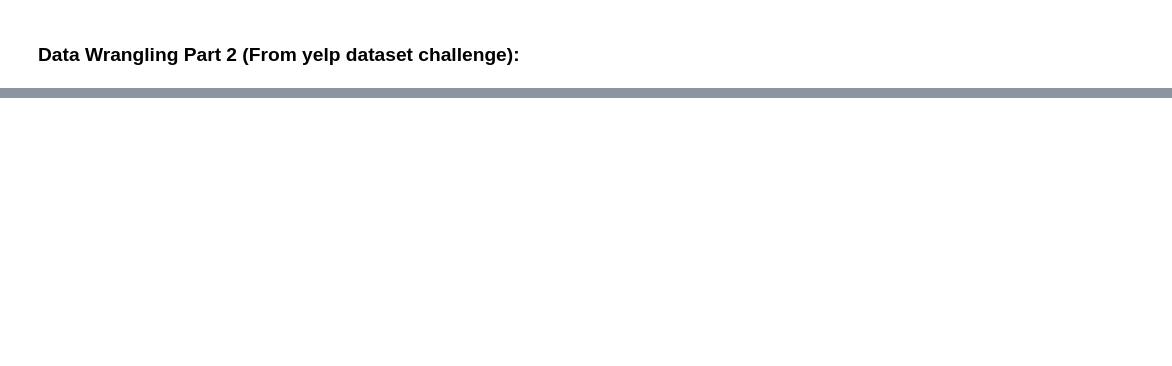
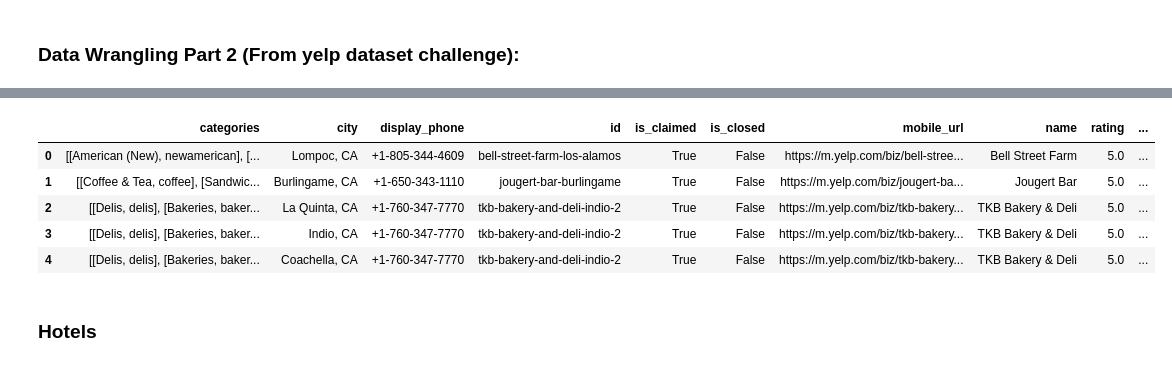
Before and after one commit to chloechen1995/STA-141B-Project, a Jupyter notebook: Yelp Project Analysis.ipynb, the cells around one changed output, grey strips where cells are left out. Cells and saved outputs as stored; diff of their text form; code cells hidden in the pictures; blank space fills up the shorter version.

```diff
--- a/Yelp Project Analysis.ipynb
+++ b/Yelp Project Analysis.ipynb
@@ -529,0 +178,4 @@ df_landmarks_final.head()
+# %%
+for i in range(0,len(df_hotels_final)):
+    if type(df_hotels_final['categories'][i]) == float:
+        df_hotels_final['categories'][i] = [[u'Unknown']]
@@ -529,0 +331,24 @@ df_landmarks_final.head()
+# %%
+#rating vs review_count
+data = go.Scatter(
+    x = df_food_final['rating'],
+    y = df_food_final['review_count'],
+    mode = 'markers'
+)
+
+layout = go.Layout(
+    title='Scatter plot of Restaurant\'s rating vs review count',
+    xaxis=dict(
+        title='Rating',
+        gridcolor='rgb(255, 255, 255)',
+    ),
+    yaxis=dict(
+        title='Review Count',
+        gridcolor='rgb(255, 255, 255)',
+    ),
+    paper_bgcolor='rgb(243, 243, 243)',
+    plot_bgcolor='rgb(243, 243, 243)',
+)
+
+fig = dict(data=[data], layout=layout)
+py.iplot(fig, filename='Scatter plot of rating vs review count')
@@ -529,0 +357,21 @@ df_landmarks_final.head()
+# %%
+#top 5 restaurants:
+best_5 = df_food_final.groupby('rating')['review_count'].nlargest(5).reset_index()
+best_5 = pd.DataFrame(best_5)
+# %%
+df_best_5 = pd.DataFrame()
+for i in range(0,len(best_5)):
+    if best_5['rating'][i] == 5.0:
+        data = df_food_final.iloc[[best_5['level_1'][i]]]
+        df_best_5 = pd.concat([data,df_best_5],ignore_index = True)
+
+df_best_5
+# %% [output]
+|  | categories | city | display_phone | id | is_claimed | is_closed | mobile_url | name | rating | ... |
+| 0 | [[American (New), newamerican], [... | Lompoc, CA | +1-805-344-4609 | bell-street-farm-los-alamos | True | False | https://m.yelp.com/biz/bell-stree... | Bell Street Farm | 5.0 | ... |
+| 1 | [[Coffee & Tea, coffee], [Sandwic... | Burlingame, CA | +1-650-343-1110 | jougert-bar-burlingame | True | False | https://m.yelp.com/biz/jougert-ba... | Jougert Bar | 5.0 | ... |
+| 2 | [[Delis, delis], [Bakeries, baker... | La Quinta, CA | +1-760-347-7770 | tkb-bakery-and-deli-indio-2 | True | False | https://m.yelp.com/biz/tkb-bakery... | TKB Bakery & Deli | 5.0 | ... |
+| 3 | [[Delis, delis], [Bakeries, baker... | Indio, CA | +1-760-347-7770 | tkb-bakery-and-deli-indio-2 | True | False | https://m.yelp.com/biz/tkb-bakery... | TKB Bakery & Deli | 5.0 | ... |
+| 4 | [[Delis, delis], [Bakeries, baker... | Coachella, CA | +1-760-347-7770 | tkb-bakery-and-deli-indio-2 | True | False | https://m.yelp.com/biz/tkb-bakery... | TKB Bakery & Deli | 5.0 | ... |
+# %% [markdown]
+### Hotels
```
Also changed, not shown: parts of 56 cells of this notebook, 1 other file.
